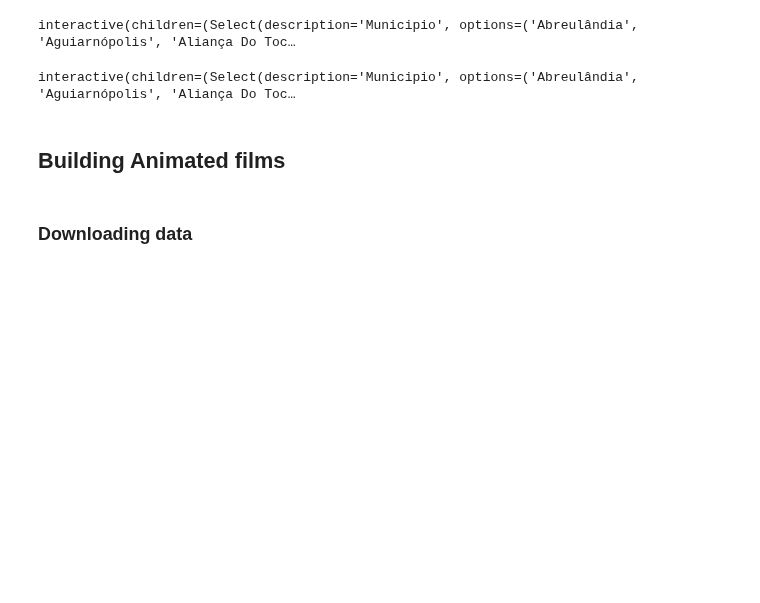
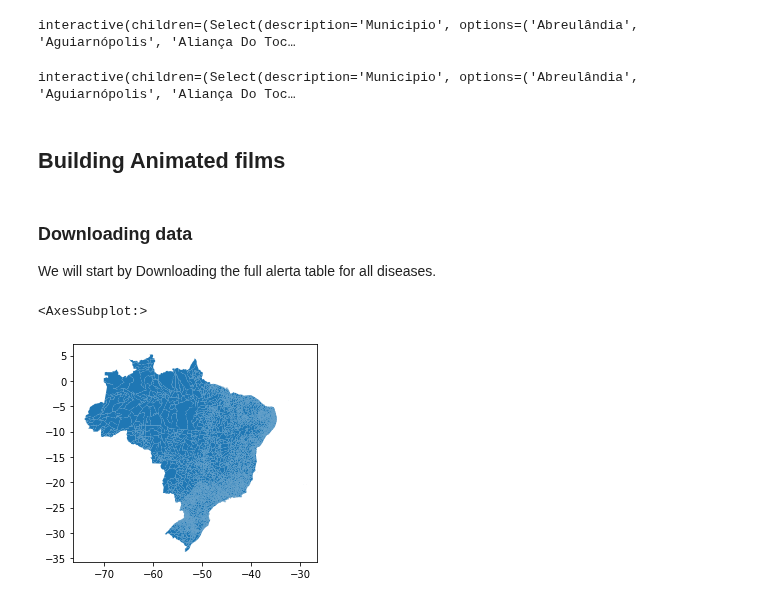
Before and after one commit to AlertaDengue/InfoDenguePredict, a Jupyter notebook: Notebooks/Spatial Exploration.ipynb, the cells around one changed output. Cells and saved outputs as stored; diff of their text form; code cells hidden in the pictures; blank space fills up the shorter version.

```diff
--- a/Notebooks/Spatial Exploration.ipynb
+++ b/Notebooks/Spatial Exploration.ipynb
@@ -232,2 +231,3 @@ os.mkdir(map_path)
-# %% [markdown]
-### Downloading data
+# %% [markdown]
+### Downloading data
+We will start by Downloading the full alerta table for all diseases.
@@ -233,0 +243,6 @@ os.mkdir(map_path)
+# %%
+brmunis = geobr.read_municipality(code_muni='all')
+brmunis.plot();
+# %% [output]
+<AxesSubplot:>
+[figure, added]
```
Also changed, not shown: parts of 17 cells of this notebook, 1 other file.
